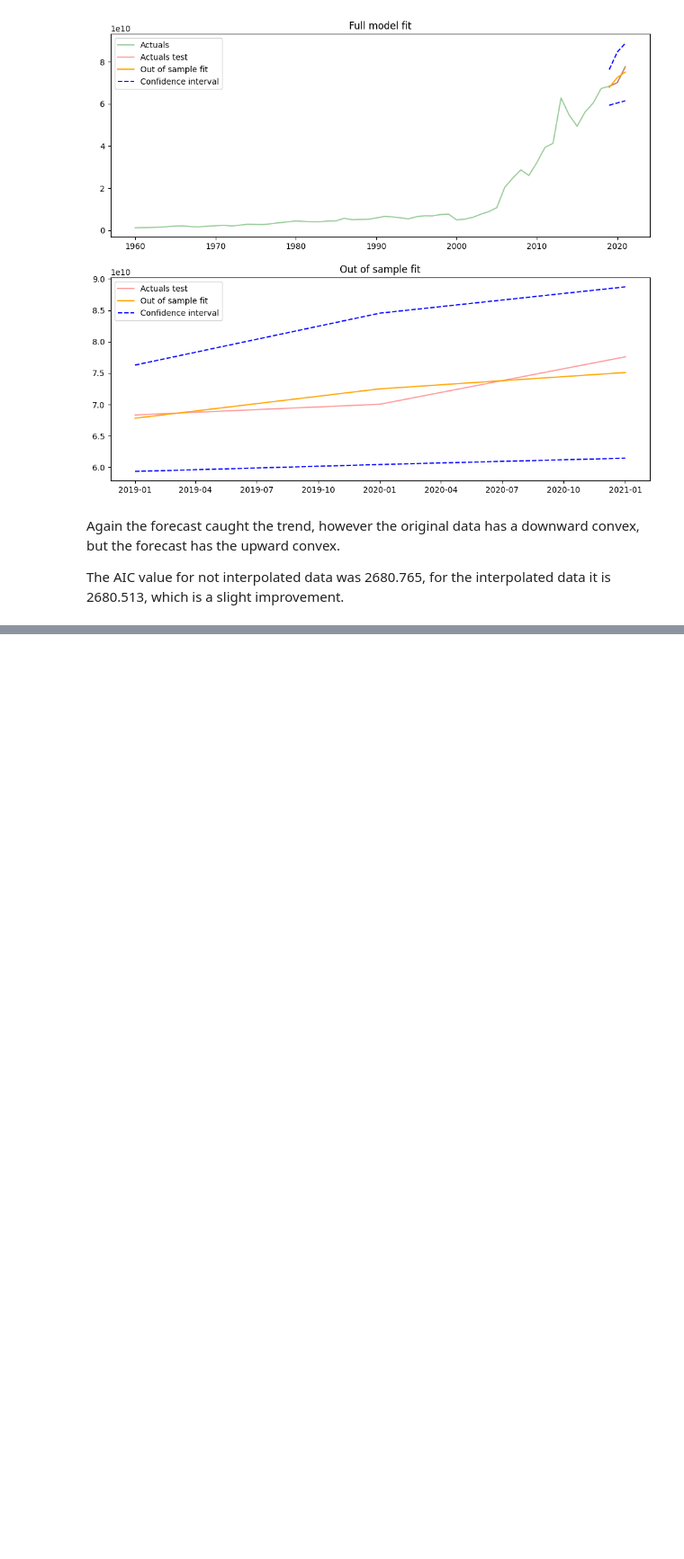
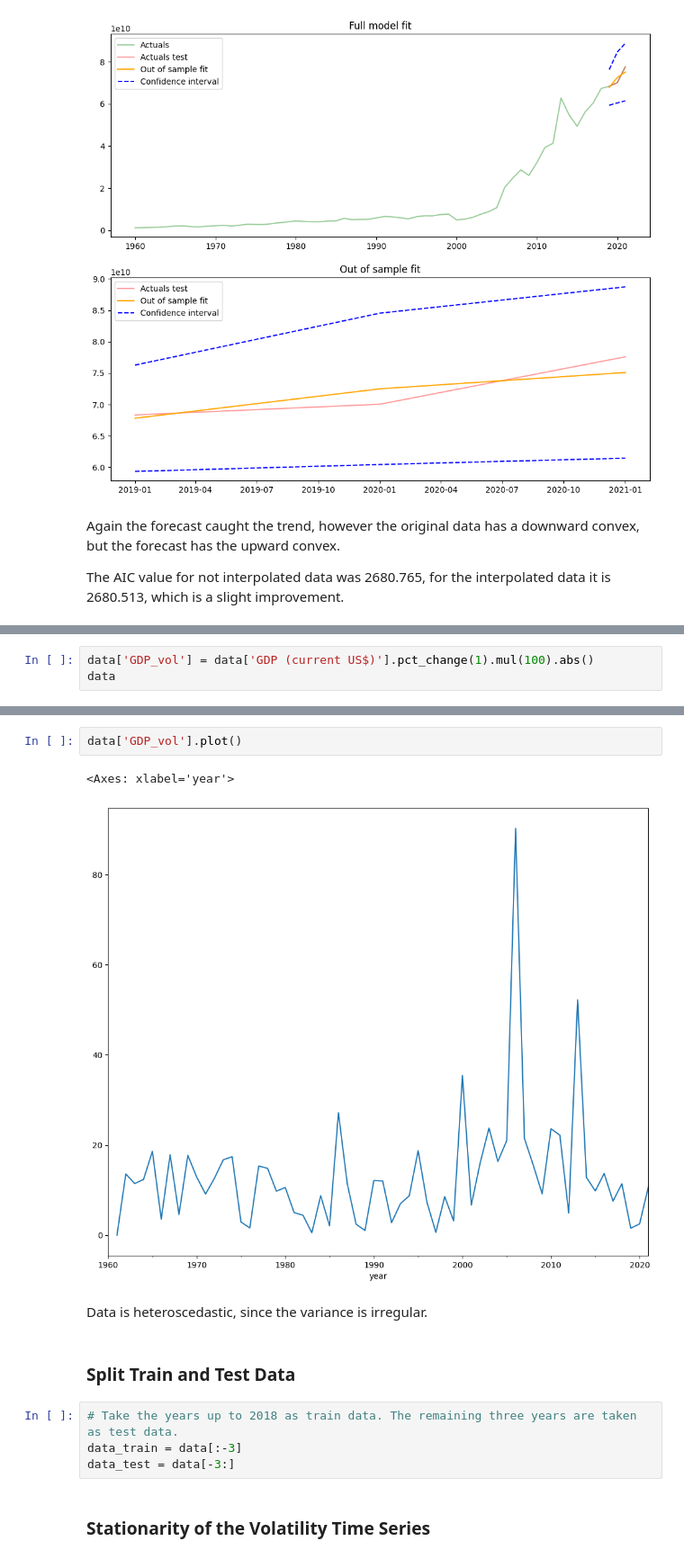
Before and after one commit to helios12/DataScienceProjects, a Jupyter notebook: tasks/task-10/Task-10-MATH-ML-13.Time_series.ipynb, the cells around one changed output, grey strips where cells are left out. Shown at 90% size. Cells and saved outputs as stored; diff of their text form; blank space fills up the shorter version.

```diff
--- a/tasks/task-10/Task-10-MATH-ML-13.Time_series.ipynb
+++ b/tasks/task-10/Task-10-MATH-ML-13.Time_series.ipynb
@@ -616,0 +622,3 @@ The AIC value for not interpolated data was 2680.765, for the interpolated data
+# %%
+data['GDP_vol'] = data['GDP (current US$)'].pct_change(1).mul(100).abs()
+data
@@ -616,0 +640,15 @@ The AIC value for not interpolated data was 2680.765, for the interpolated data
+# %%
+data['GDP_vol'].plot()
+# %% [output]
+<Axes: xlabel='year'>
+[figure, added]
+# %% [markdown]
+Data is heteroscedastic, since the variance is irregular.
+# %% [markdown]
+### Split Train and Test Data
+# %%
+# Take the years up to 2018 as train data. The remaining three years are taken as test data.
+data_train = data[:-3]
+data_test = data[-3:]
+# %% [markdown]
+### Stationarity of the Volatility Time Series
```
Also changed, not shown: parts of 25 cells of this notebook.
